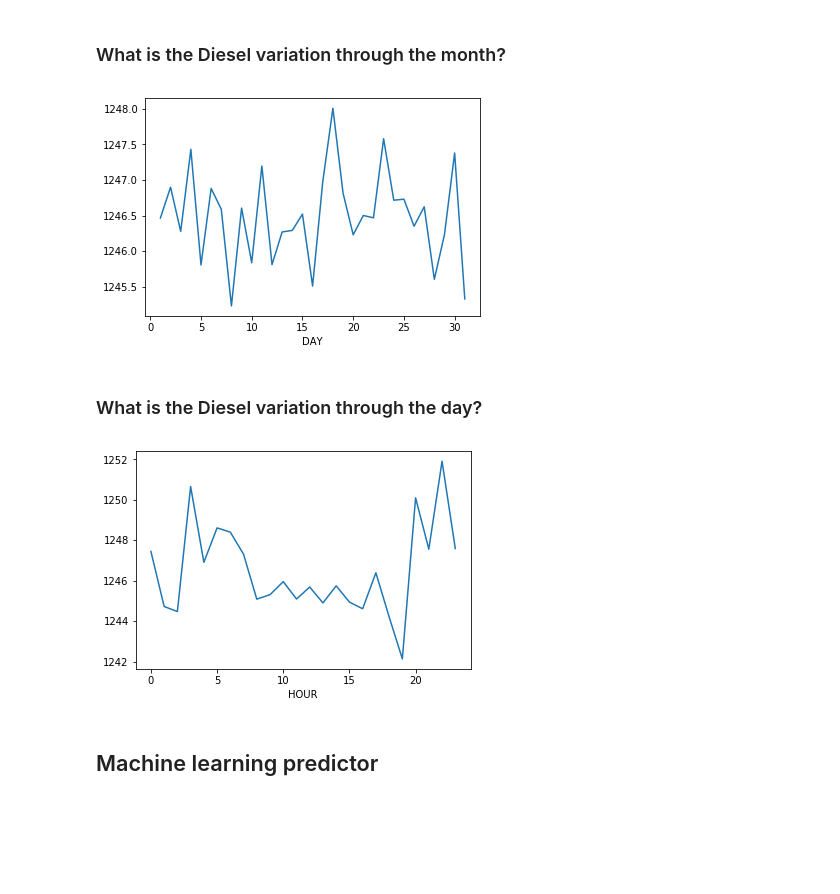
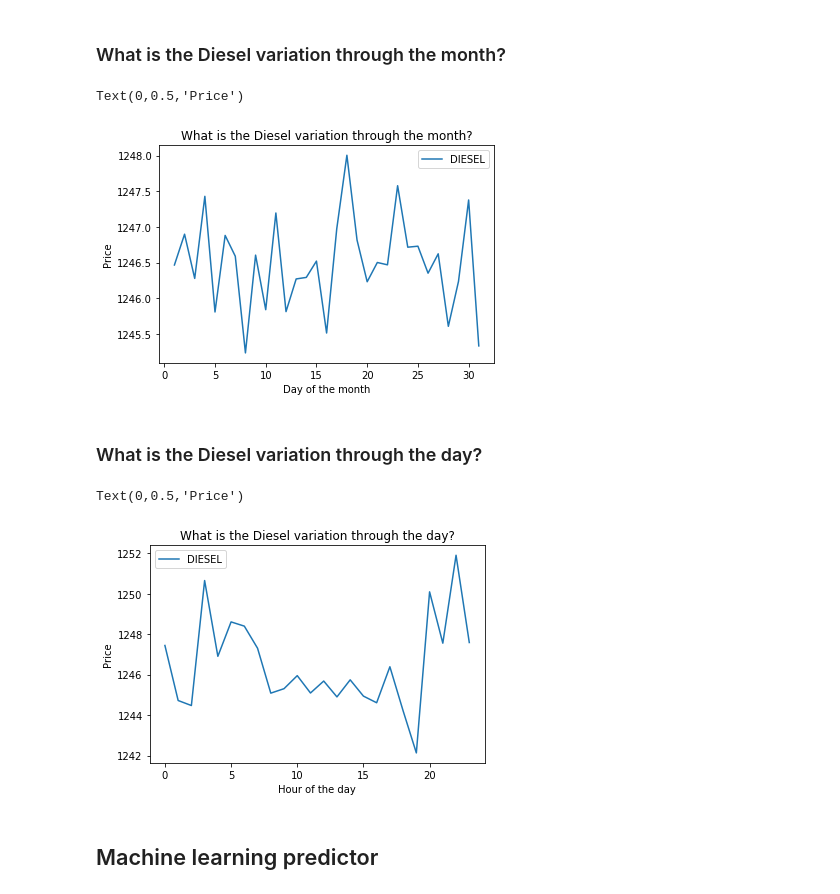
Before and after one commit to rsabedra/DataScienceLecture, a Jupyter notebook: Data science Lecture - NotebookVersion.ipynb, the cells around one changed output. Saved outputs shown, nothing was run; the diff lists cells and outputs as text; code cells hidden in the pictures; blank space fills up the shorter version.

Commit message:
Minor graphs label changes

```diff
--- a/Data science Lecture - NotebookVersion.ipynb
+++ b/Data science Lecture - NotebookVersion.ipynb
@@ -326,21 +326,28 @@ diesel['HOUR'] = datahour
 # %%
 dieselAux2 = diesel.copy()
 
-dieselAux2 = dieselAux2.groupby(['DAY'])['DIESEL'].mean().plot(legend=False)
-
+dieselAux2 = dieselAux2.groupby(['DAY'])['DIESEL'].mean().plot(legend=True)
+plt.title('What is the Diesel variation through the month?')
+plt.xlabel('Day of the month')
+plt.ylabel('Price')
 #dieselAux2 = dieselAux2.groupby(['DAY', 'ID'])['DIESEL'].mean().to_frame(name = 'DIESEL').reset_index()
 #dieselAux2.set_index('DAY', drop=False, inplace=True)
 #dieselAux2.groupby('ID')['DIESEL'].plot(legend=False)
 # %% [output]
+Text(0,0.5,'Price')
-[figure, old version]
+[figure, new version]
 # %% [markdown]
 ### What is the Diesel variation through the day?
 # %%
 dieselAux3 = diesel.copy()
 
-dieselAux3 = dieselAux3.groupby(['HOUR'])['DIESEL'].mean().plot(legend=False)
+dieselAux3 = dieselAux3.groupby(['HOUR'])['DIESEL'].mean().plot(legend=True)
+plt.title('What is the Diesel variation through the day?')
+plt.xlabel('Hour of the day')
+plt.ylabel('Price')
 # %% [output]
+Text(0,0.5,'Price')
-[figure, old version]
+[figure, new version]
 # %% [markdown]
 ## Machine learning predictor
 # %%
```
Also changed, not shown: parts of 1 cell of this notebook.
